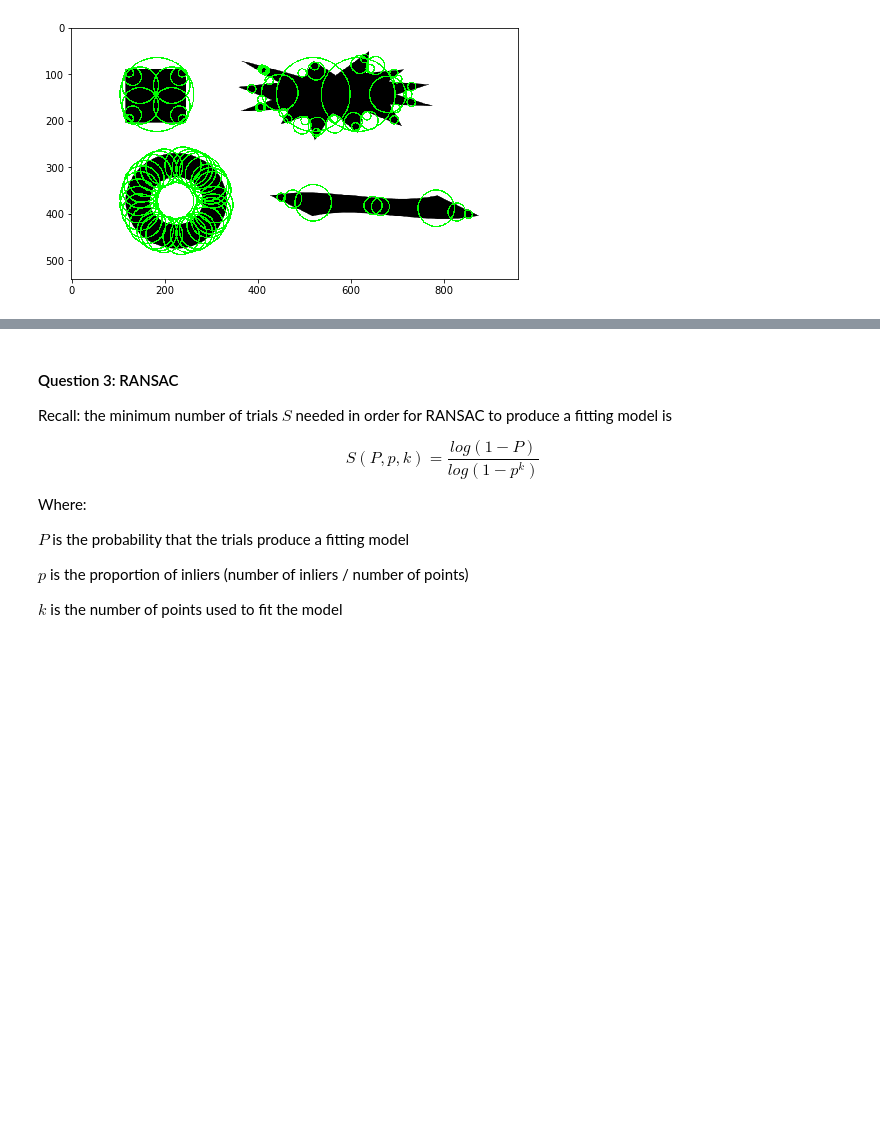
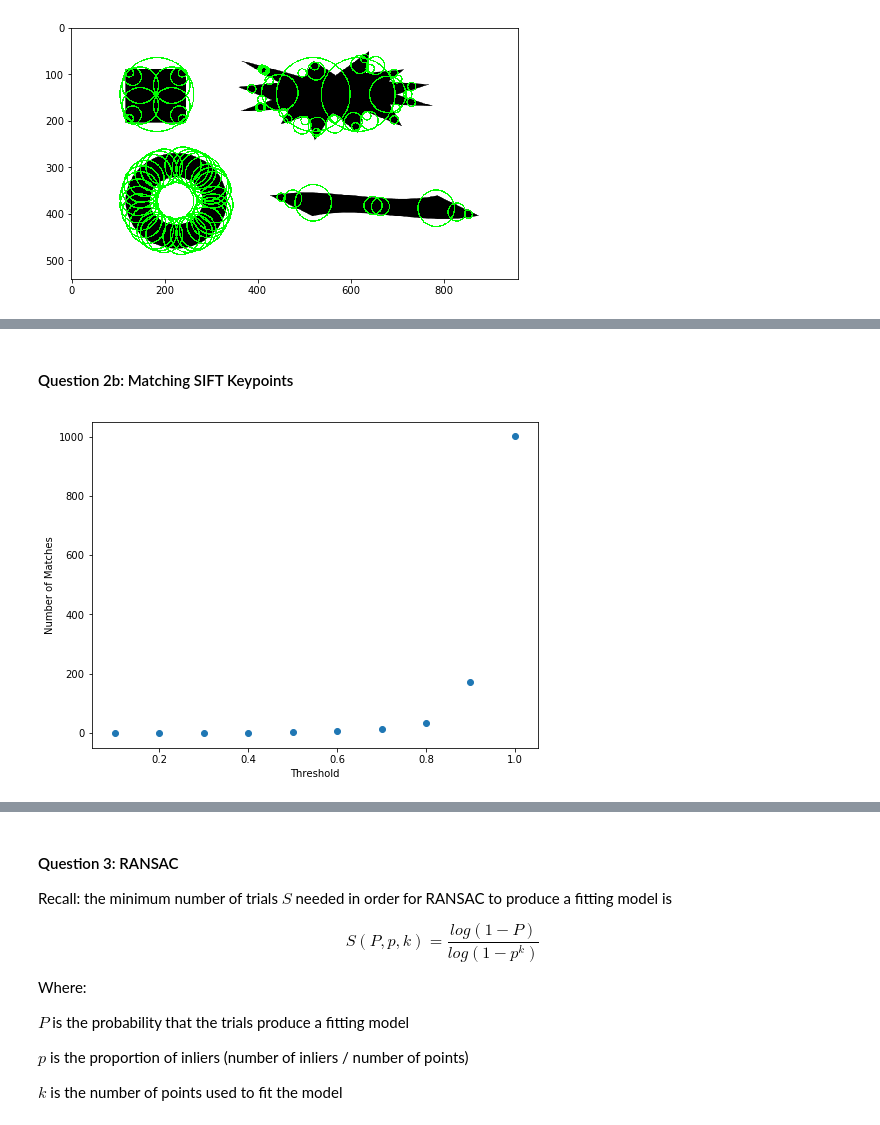
Before and after one commit to br3nd4nn34l/CSC420-Fall-2018, a Jupyter notebook: assignments/a2/a2.ipynb, the cells around one changed output, grey strips where cells are left out. Cells and saved outputs as stored; diff of their text form; code cells hidden in the pictures; blank space fills up the shorter version.

```diff
--- a/assignments/a2/a2.ipynb
+++ b/assignments/a2/a2.ipynb
@@ -396,0 +464,47 @@ AttributeError: module 'cv2.cv2' has no attribute 'SURF_create'
+# %% [markdown]
+#### Question 2b: Matching SIFT Keypoints
+# %%
+def match_sift_descriptors(left, right, threshold):
+    """
+    Returns a 2D array of form [[i, j]], where
+        i - index of a vector in left
+        j - index of the closest matching vector in right
+    Results are sorted by the distance of the vector pairs.
+    """
+
+    # [i, j]-th is euclidean distance between left[i], right[j]
+    euc_dists = spatial.distance.cdist(left, right, 'euclidean')
+
+    # [i, j]-th is the index of the j-th closest right-vector to left[i]
+    sort_inds = np.argsort(euc_dists, axis=1)
+
+    # top 2 matches are represented by first and second columns of above
+    closest, closest2 = sort_inds[:, 0], sort_inds[:, 1]
+
+    # Compute distance ratios between (left, first closest right) vs. (left, second closest left)
+    left_inds = np.arange(left.shape[0])
+    dist_ratios = euc_dists[left_inds, closest] / euc_dists[left_inds, closest2]
+
+    # Suppress where distance ratio is above some threshold
+    suppressed = dist_ratios * (dist_ratios < threshold)
+
+    # Get indices where suppression didn't happen
+    left_inds = np.nonzero(suppressed)[0]
+    right_inds = closest[left_inds]
+
+    # Pair the above indices together, determine distance of pair
+    pairs = np.stack((left_inds, right_inds)).transpose()
+    pair_dists = euc_dists[pairs[:, 0], pairs[:, 1]]
+
+    return pairs[np.argsort(pair_dists)]
+
+# Note: instructions are very unclear, so I'm plotting the number of matches overall
+# https://q.utoronto.ca/courses/51548/discussion_topics/113030
+show_scatter_plot(
+    (x / 10 for x in range(1, 11)),
+    lambda x : match_sift_descriptors(book_desc, find_book_desc, x).shape[0],
+    "Threshold",
+    "Number of Matches"
+)
+# %% [output]
+[figure, added]
```
Also changed, not shown: parts of 14 cells of this notebook, 4 other files.
